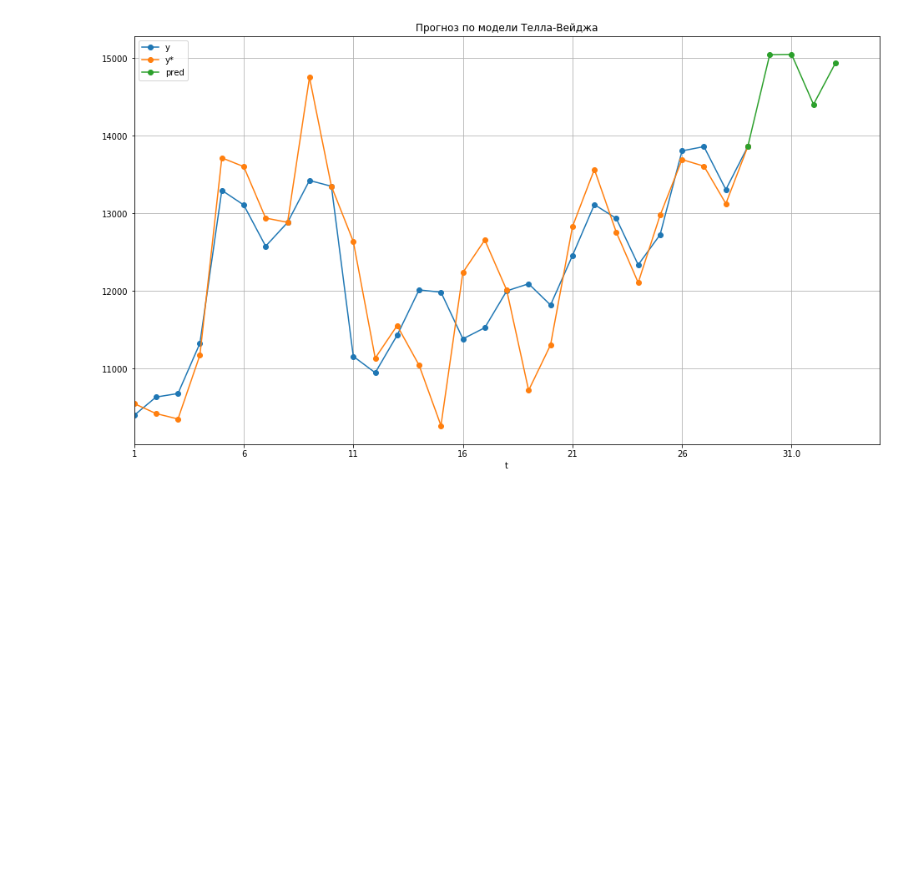
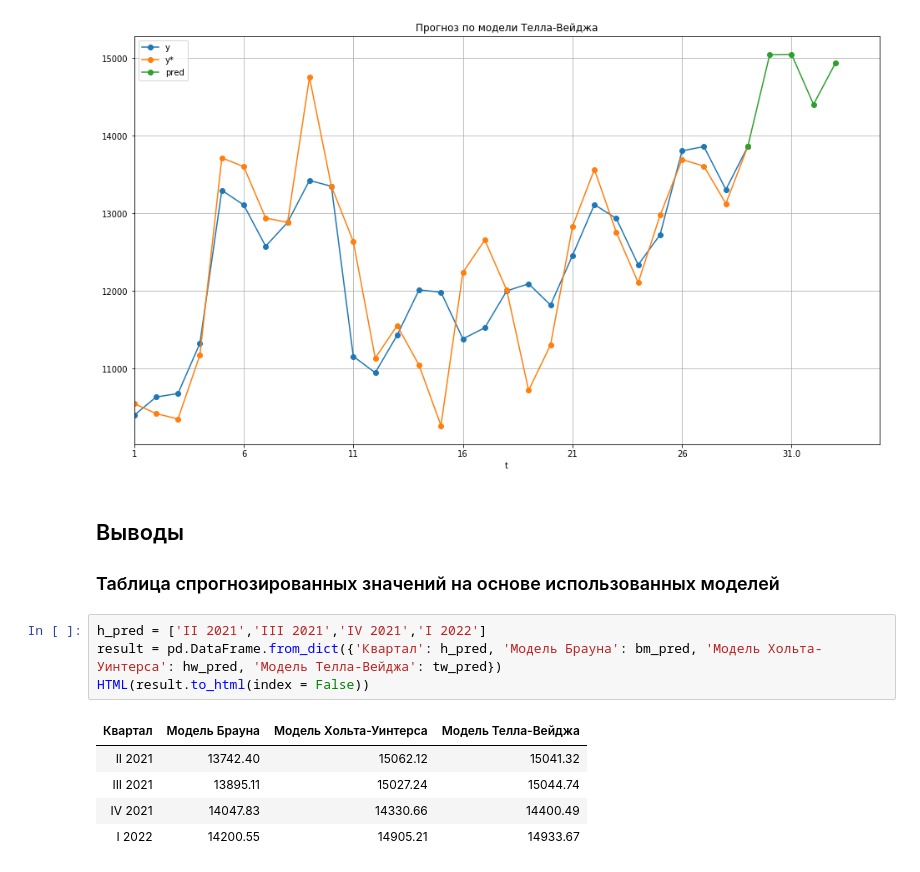
Before and after one commit to KnsRoo/DiscriminantAnalysis, a Jupyter notebook: rgr/DataSeries Analysis.ipynb, the cells around one changed output. Saved outputs shown, nothing was run; the diff lists cells and outputs as text; blank space fills up the shorter version.

```diff
--- a/rgr/DataSeries Analysis.ipynb
+++ b/rgr/DataSeries Analysis.ipynb
@@ -617,3 +628,16 @@ tella_weige_model.plot(x = 't', y = ['y','y*', 'pred'], figsize=(16, 9), grid =
 # %% [output]
 <matplotlib.axes._subplots.AxesSubplot at 0x...>
 [figure]
+# %% [markdown]
+## Выводы
+### Таблица спрогнозированных значений на основе использованных моделей
+# %%
+h_pred = ['II 2021','III 2021','IV 2021','I 2022']
+result = pd.DataFrame.from_dict({'Квартал': h_pred, 'Модель Брауна': bm_pred, 'Модель Хольта-Уинтерса': hw_pred, 'Модель Телла-Вейджа': tw_pred})
+HTML(result.to_html(index = False))
+# %% [output]
+| Квартал | Модель Брауна | Модель Хольта-Уинтерса | Модель Телла-Вейджа |
+| II 2021 | 13742.40 | 15062.12 | 15041.32 |
+| III 2021 | 13895.11 | 15027.24 | 15044.74 |
+| IV 2021 | 14047.83 | 14330.66 | 14400.49 |
+| I 2022 | 14200.55 | 14905.21 | 14933.67 |
```
Also changed, not shown: parts of 13 cells of this notebook.
